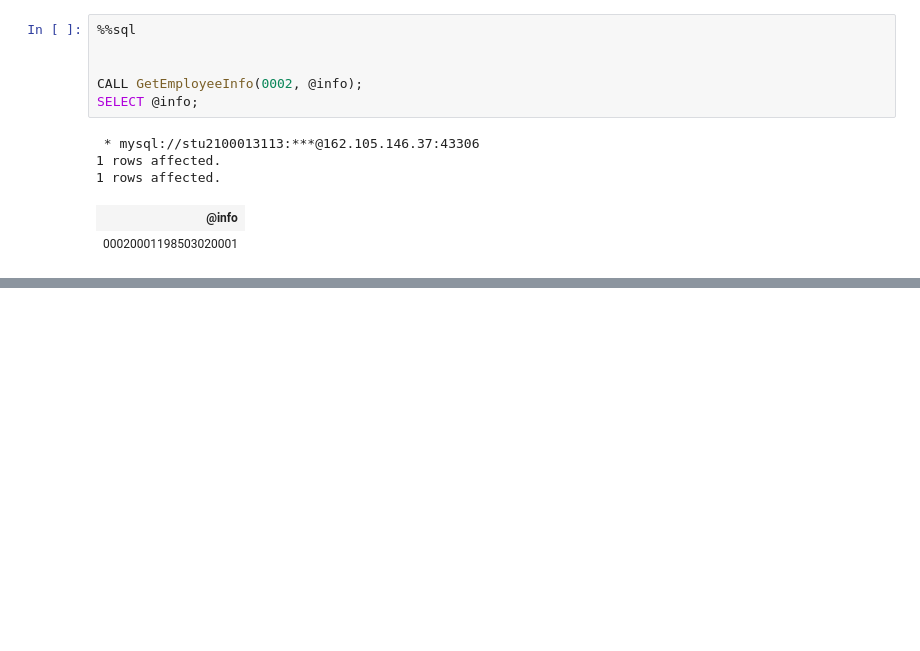
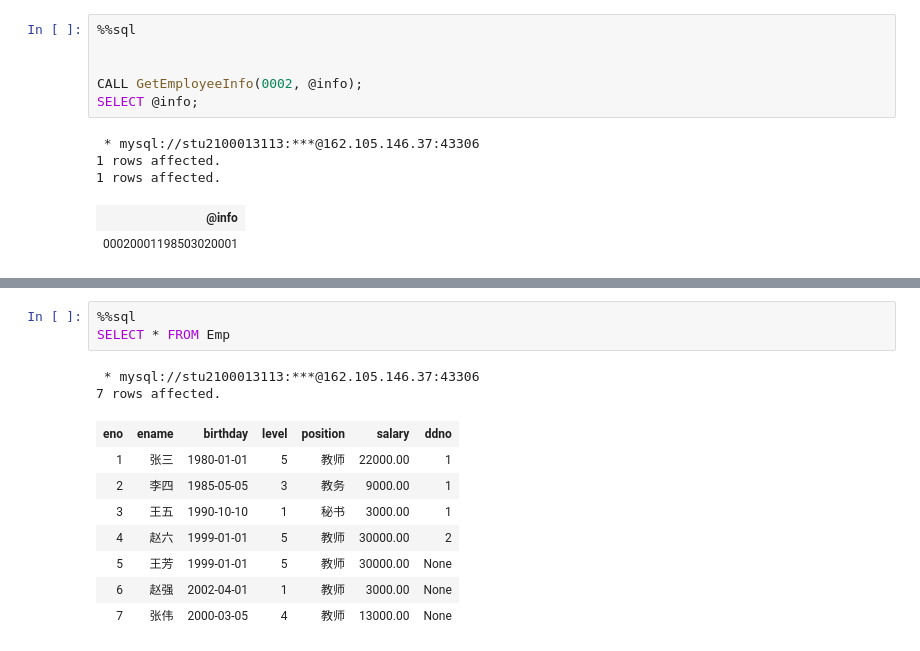
Before and after one commit to Cxhcmhhh/DB_Proj2, a Jupyter notebook: 实习二_蔡鑫豪_马啸宇_章毅.ipynb, the cells around one changed output, grey strips where cells are left out. Saved outputs shown, nothing was run; the diff lists cells and outputs as text; blank space fills up the shorter version.

```diff
--- a/实习二_蔡鑫豪_马啸宇_章毅.ipynb
+++ b/实习二_蔡鑫豪_马啸宇_章毅.ipynb
@@ -223,0 +320,14 @@ SELECT @info;
+# %%
+%%sql
+SELECT * FROM Emp
+# %% [output]
+ * mysql://stu2100013113:***@162.105.146.37:43306
+7 rows affected.
+| eno | ename | birthday | level | position | salary | ddno |
+| 1 | 张三 | 1980-01-01 | 5 | 教师 | 22000.00 | 1 |
+| 2 | 李四 | 1985-05-05 | 3 | 教务 | 9000.00 | 1 |
+| 3 | 王五 | 1990-10-10 | 1 | 秘书 | 3000.00 | 1 |
+| 4 | 赵六 | 1999-01-01 | 5 | 教师 | 30000.00 | 2 |
+| 5 | 王芳 | 1999-01-01 | 5 | 教师 | 30000.00 | None |
+| 6 | 赵强 | 2002-04-01 | 1 | 教师 | 3000.00 | None |
+| 7 | 张伟 | 2000-03-05 | 4 | 教师 | 13000.00 | None |
```
Also changed, not shown: parts of 13 cells of this notebook.
